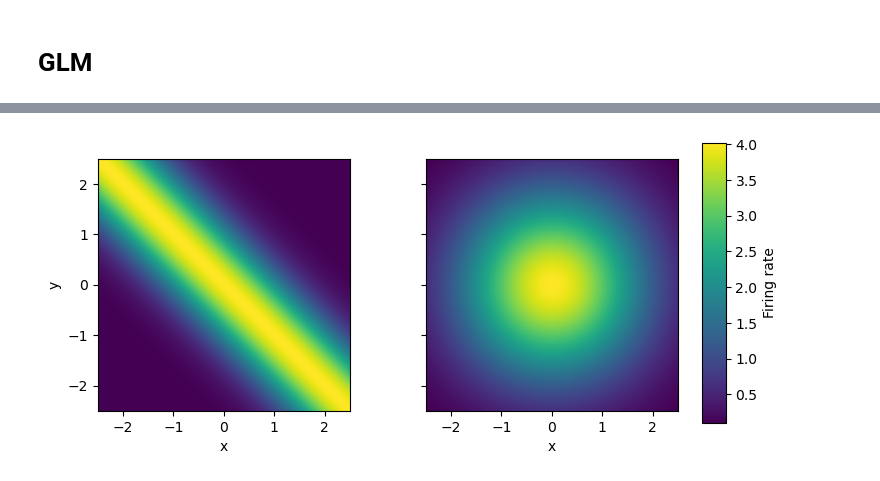
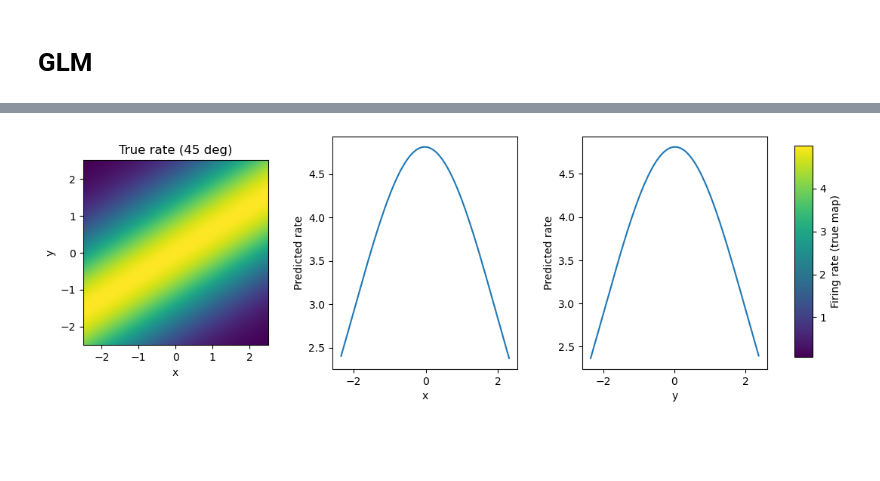
Before and after one commit to mx60s/variance_analysis, a Jupyter notebook: notebooks/glm.ipynb, the cells around one changed output, grey strips where cells are left out. Saved outputs shown, nothing was run; the diff lists cells and outputs as text; code cells hidden in the pictures; blank space fills up the shorter version.

```diff
--- a/notebooks/glm.ipynb
+++ b/notebooks/glm.ipynb
@@ -7,3 +7,7 @@ import matplotlib.pyplot as plt
 
 import statsmodels.api as sm
 import statsmodels.formula.api as smf
+
+from pathlib import Path
+current_file_path = Path().resolve().parent
+current_file_path
@@ -40,35 +91,61 @@ print(f"\\nMcFadden pseudo-R^2 (Model A): {pseudo_r2(spikes, muA):.3f}")
 # %%
-grid = np.linspace(-2.5, 2.5, 120)
+# --- Build the grid for the heatmap ---
+grid = np.linspace(-2.5, 2.5, 160)
 Xg, Yg = np.meshgrid(grid, grid)
-Ug = (Xg + Yg) / np.sqrt(2.0)
-alpha = np.log(5.0); sigma = 0.6
-eta_true_grid = alpha - (Ug**2) / (2 * sigma**2)
+Ug = rotated_coord(Xg, Yg, mu, theta, wrap=False)
+eta_true_grid = alpha - ((Ug - mu) ** 2) / (2 * sigma_u ** 2)
 lam_true_grid = np.exp(eta_true_grid)
 
-grid_df = pd.DataFrame({
-    "x": Xg.ravel(),
-    "y": Yg.ravel(),
-    "x2": (Xg**2).ravel(),
-    "y2": (Yg**2).ravel()
+# --- Marginal predictions from Model A ---
+x_grid = np.linspace(np.percentile(x, 1), np.percentile(x, 99), 300)
+y_grid = np.linspace(np.percentile(y, 1), np.percentile(y, 99), 300)
+x_mean = float(np.mean(x))
+y_mean = float(np.mean(y))
+
+df_x = pd.DataFrame({
+    "x": x_grid,
+    "y": y_mean,
+    "x2": x_grid**2,
+    "y2": np.full_like(x_grid, y_mean**2),
 })
-muA_grid = modelA.predict(grid_df[["x","y","x2","y2"]]).to_numpy().reshape(Xg.shape)
+pred_x = modelA.predict(df_x[["x","y","x2","y2"]]).to_numpy()
 
-fig, axes = plt.subplots(1, 2, figsize=(8, 4), sharex=True, sharey=True)
+df_y = pd.DataFrame({
+    "x": x_mean,
+    "y": y_grid,
+    "x2": np.full_like(y_grid, x_mean**2),
+    "y2": y_grid**2,
+})
+pred_y = modelA.predict(df_y[["x","y","x2","y2"]]).to_numpy()
 
-im0 = axes[0].imshow(lam_true_grid, origin="lower",
-                     extent=[grid.min(), grid.max(), grid.min(), grid.max()],
-                     aspect='equal')
-axes[0].set_xlabel("x"); axes[0].set_ylabel("y")
+# --- Plot: 1 row, 3 columns ---
+fig = plt.figure(figsize=(12, 4))
 
-im1 = axes[1].imshow(muA_grid, origin="lower",
-                     extent=[grid.min(), grid.max(), grid.min(), grid.max()],
-                     aspect='equal')
-axes[1].set_xlabel("x")
+# Panel 1: heatmap (square), colorbar to far right
+ax1 = plt.subplot(1, 3, 1)
+ax1.set_aspect('equal')
+im = ax1.imshow(lam_true_grid, origin="lower",
+                extent=[grid.min(), grid.max(), grid.min(), grid.max()])
+ax1.set_title(f"True rate ({theta} deg)")
+ax1.set_xlabel("x"); ax1.set_ylabel("y")
 
-fig.subplots_adjust(right=0.85, wspace=0.3)
-cbar_ax = fig.add_axes([0.88, 0.15, 0.03, 0.7])
-cbar = fig.colorbar(im1, cax=cbar_ax)
-cbar.set_label("Firing rate")
+# Panel 2: marginal vs x
+ax2 = plt.subplot(1, 3, 2)
+ax2.plot(x_grid, pred_x)
+ax2.set_xlabel("x"); ax2.set_ylabel("Predicted rate")
+
+# Panel 3: marginal vs y
+ax3 = plt.subplot(1, 3, 3)
+ax3.plot(y_grid, pred_y)
+ax3.set_xlabel("y"); ax3.set_ylabel("Predicted rate")
+
+# Colorbar to the right of all panels
+plt.subplots_adjust(right=0.88, wspace=0.35)
+cbar_ax = fig.add_axes([0.91, 0.15, 0.02, 0.7])
+cbar = fig.colorbar(im, cax=cbar_ax)
+cbar.set_label("Firing rate (true map)")
+plt.savefig(current_file_path / f'figs/glm_theta_{theta}.png')
+
 plt.show()
 # %% [output]
-[figure, old version]
+[figure, new version]
```
Also changed, not shown: parts of 3 cells of this notebook, 7 other files.
